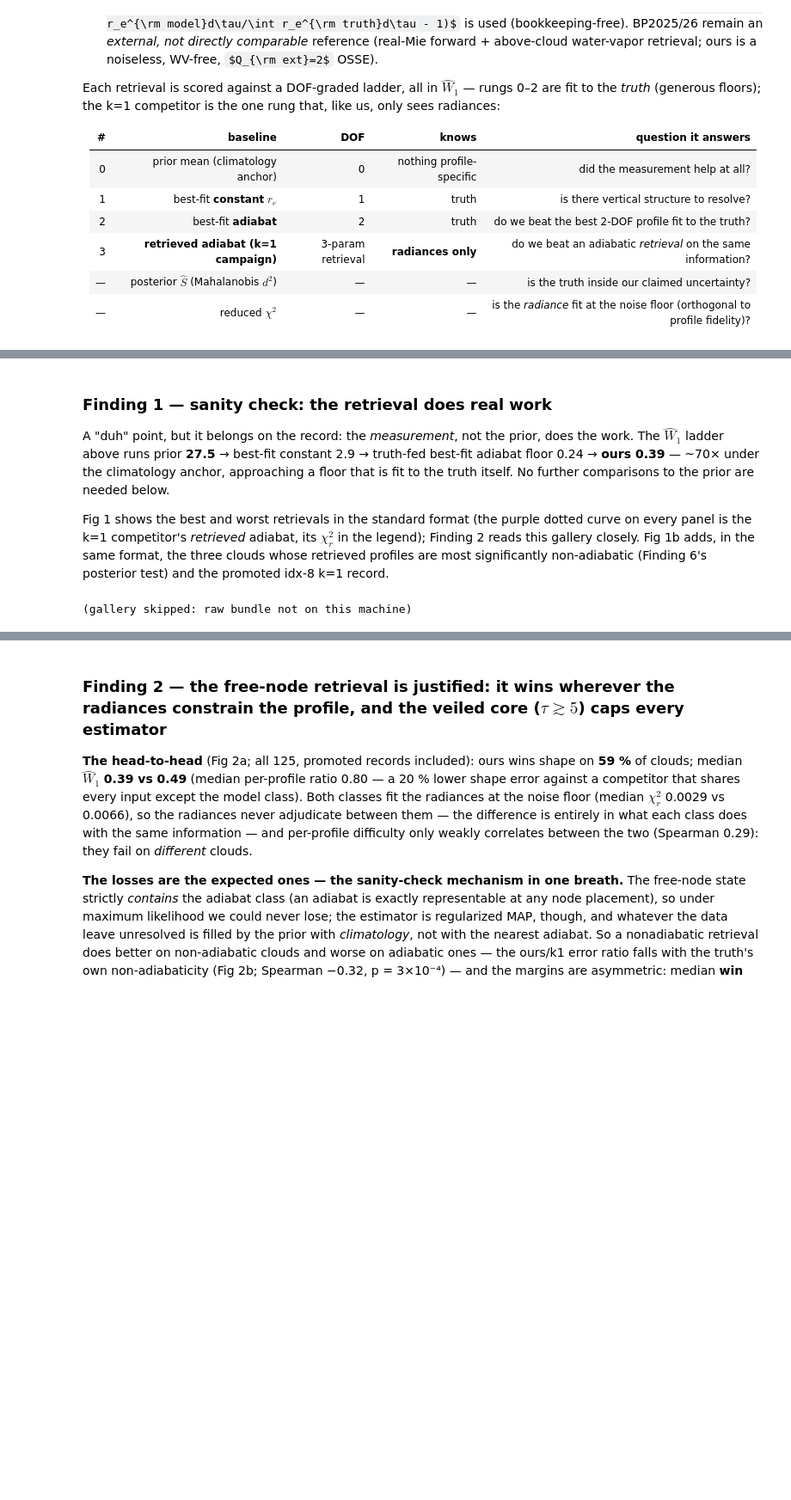
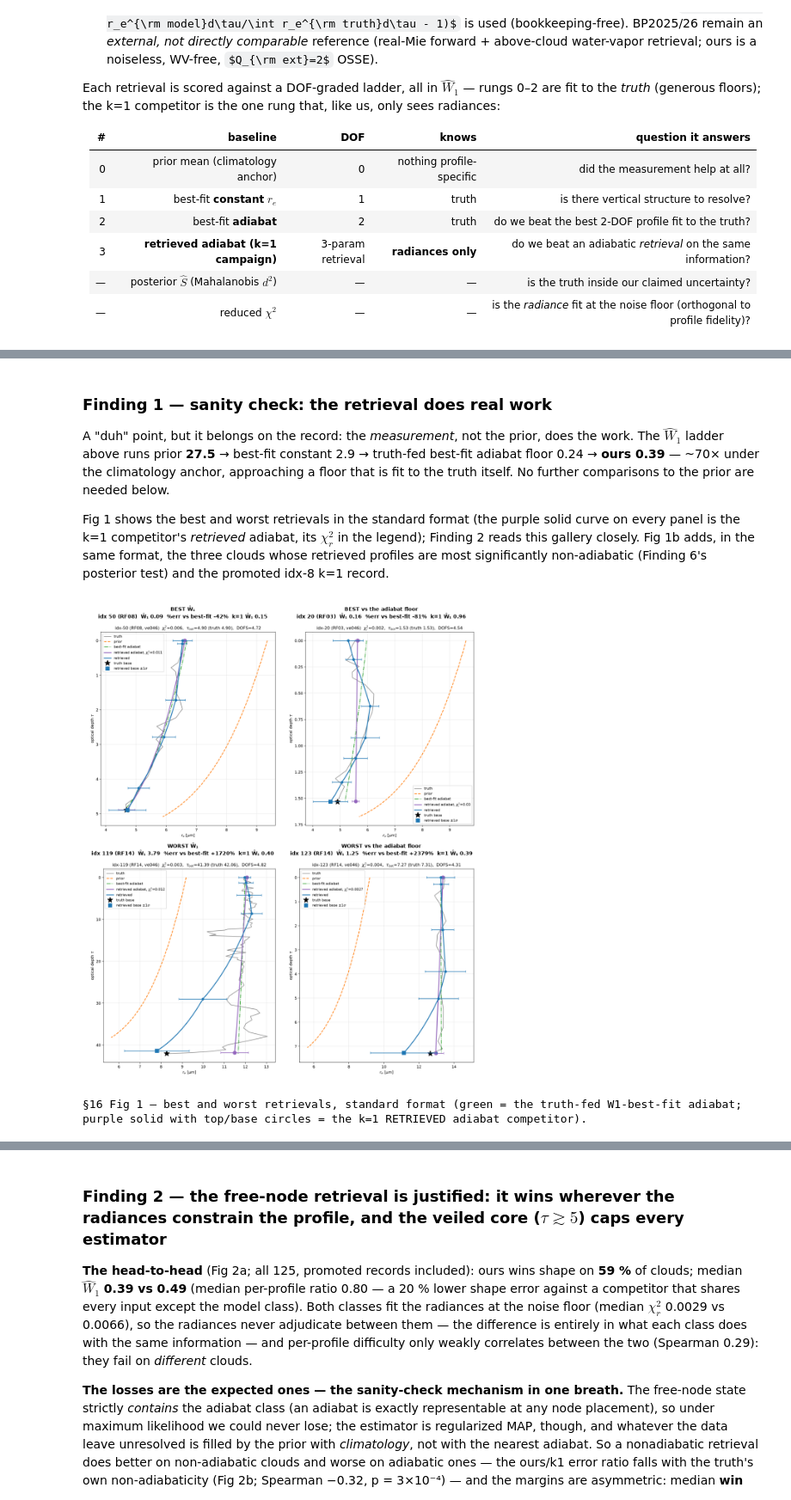
Before and after one commit to dhjx1996/Pythonic-DISORT_inhomogeneous_atmosphere, a Jupyter notebook: docs/riccati_solver_VOCALS_retrieval.ipynb, the cells around one changed output, grey strips where cells are left out. Shown at 86% size. Saved outputs shown, nothing was run; the diff lists cells and outputs as text; code cells hidden in the pictures; some formulas as TeX source; blank space fills up the shorter version.

```diff
--- a/docs/riccati_solver_VOCALS_retrieval.ipynb
+++ b/docs/riccati_solver_VOCALS_retrieval.ipynb
@@ -323,7 +323,7 @@ vb = np.array([p.v_eff[-1] for p in profiles])         # cloud-base effective va
 vc = np.array([p.v_eff.mean() for p in profiles])      # column-mean effective variance
 keep = (tb >= 0.3) & (tb <= 60)                        # physical filter (drizzle/mis-segmented)
 rt, rb, tb, vt, vb, vc = rt[keep], rb[keep], tb[keep], vt[keep], vb[keep], vc[keep]
-from scipy.stats import median_abs_deviation
+from scipy.stats import lognorm, median_abs_deviation
 
 
 def _stat(x):
@@ -345,7 +345,13 @@ panels = [(r'cloud-top $r_e$ [$\mu$m]', rt, 'C0'), (r'cloud-base $r_e$ [$\mu$m]'
           (r'cloud-top $v_e$', vt, 'C0'), (r'cloud-base $v_e$', vb, 'C1'),
           (r'column-mean $v_e$', vc, 'C3')]
 for a, (lab, x, c) in zip(ax.ravel(), panels):
-    a.hist(x, bins=20, color=c, alpha=0.85); a.set_xlabel(lab); a.set_ylabel('# profiles')
+    cnt, edges, _ = a.hist(x, bins=20, color=c, alpha=0.85)
+    a.set_xlabel(lab); a.set_ylabel('# profiles')
+    sh, _lc, sc = lognorm.fit(x, floc=0)               # log-normal shape overlay
+    _g = np.linspace(edges[0], edges[-1], 200)
+    a.plot(_g, lognorm.pdf(_g, sh, 0, sc) * x.size * np.diff(edges).mean(),
+           ':', color='k', lw=1.5, label='log-normal')
+ax[0, 0].legend(fontsize=7)
 ax[0, 0].axvline(14.5, ls='--', color='k', alpha=0.6)
 ax[0, 0].text(14.7, ax[0, 0].get_ylim()[1] * 0.7, r'Drizzle onset $\approx 15$', fontsize=7)
 for a in ax[1]:                                        # the fixed v_e = 0.10 optics-table assumption
@@ -1531,38 +1539,39 @@ k=1 flags: non-converged 9 (all iter-cap technicalities at χ²ᵣ ≤ 0.048: [7
 
 A "duh" point, but it belongs on the record: the *measurement*, not the prior, does the work. The $\hat{W}_1$ ladder above runs prior **27.5** → best-fit constant 2.9 → truth-fed best-fit adiabat floor 0.24 → **ours 0.39** — ~70× under the climatology anchor, approaching a floor that is fit to the truth itself. No further comparisons to the prior are needed below.
 
-Fig 1 shows the best and worst retrievals in the standard format (the purple dotted curve on every panel is the k=1 competitor's *retrieved* adiabat, its $\chi^2_r$ in the legend); Finding 2 reads this gallery closely. Fig 1b adds, in the same format, the three clouds whose retrieved profiles are most significantly non-adiabatic (Finding 6's posterior test) and the promoted idx-8 k=1 record.
+Fig 1 shows the best and worst retrievals in the standard format (the purple solid curve on every panel is the k=1 competitor's *retrieved* adiabat, its $\chi^2_r$ in the legend); Finding 2 reads this gallery closely. Fig 1b adds, in the same format, the three clouds whose retrieved profiles are most significantly non-adiabatic (Finding 6's posterior test) and the promoted idx-8 k=1 record.
 # %%
 # [SUPERSEDED]
 
 # §16 Fig 1 — best / worst retrieval gallery in the DEFAULT single-profile format
 # (scripts/plot_retrieved_profile.py: truth, prior, W1-best-fit adiabat, retrieved ±1σ, bases,
-# + the k=1 competitor overlay, purple dotted, its χ²ᵣ in the legend).
+# + the k=1 competitor overlay, purple solid, its χ²ᵣ in the legend).
 # Four panels: best Ŵ₁, best vs the adiabat floor, worst Ŵ₁, worst vs the floor — falling back
 # to the 2nd-ranked floor pick when it coincides with the Ŵ₁ pick.
 if ROWS and CANON_DIR is not None:
     order_pct = np.argsort(PW_FR)
     order_err = np.argsort(PCTERR)
     _k1lab = (lambda i: f'  k=1 Ŵ₁ {PW_K1[i]:.2f}') if K1R else (lambda i: '')
     _lab = lambda i, what: (f"{what}\nidx {A[i]['index']} ({A[i]['flight']})  "
                             f"Ŵ₁ {A[i]['pct_w1']:.2f}  %err vs best-fit {PCTERR[i]:+.0f}%{_k1lab(i)}"
                             + (f"\n[{PROV_FLAG[A[i]['index']]}]" if A[i]['index'] in PROV_FLAG else ''))
     best, worst = order_pct[0], order_pct[-1]
     bf = order_err[0] if A[order_err[0]]['index'] != A[best]['index'] else order_err[1]
     wf = order_err[-1] if A[order_err[-1]]['index'] != A[worst]['index'] else order_err[-2]
     picks = [(A[best]['index'], _lab(best, 'BEST Ŵ₁')),
              (A[bf]['index'], _lab(bf, 'BEST vs the adiabat floor'
                                        + (' (2nd best, dedup)' if bf != order_err[0] else ''))),
              (A[worst]['index'], _lab(worst, 'WORST Ŵ₁')),
              (A[wf]['index'], _lab(wf, 'WORST vs the adiabat floor'
                                        + (' (2nd worst, dedup)' if wf != order_err[-1] else '')))]
     profile_montage(picks, ncol=2)
     print('§16 Fig 1 — best and worst retrievals, standard format (green = the truth-fed W1-best-fit '
-          'adiabat; purple dotted with top/base circles = the k=1 RETRIEVED adiabat competitor).')
+          'adiabat; purple solid with top/base circles = the k=1 RETRIEVED adiabat competitor).')
 elif ROWS:
     print('(gallery skipped: raw bundle not on this machine)')
 # %% [output]
+[figure, added]
-(gallery skipped: raw bundle not on this machine)
+§16 Fig 1 — best and worst retrievals, standard format (green = the truth-fed W1-best-fit adiabat; purple solid with top/base circles = the k=1 RETRIEVED adiabat competitor).
 # %%
 # [SUPERSEDED]
 
```
Also changed, not shown: parts of 4 cells of this notebook, 1 other file.
